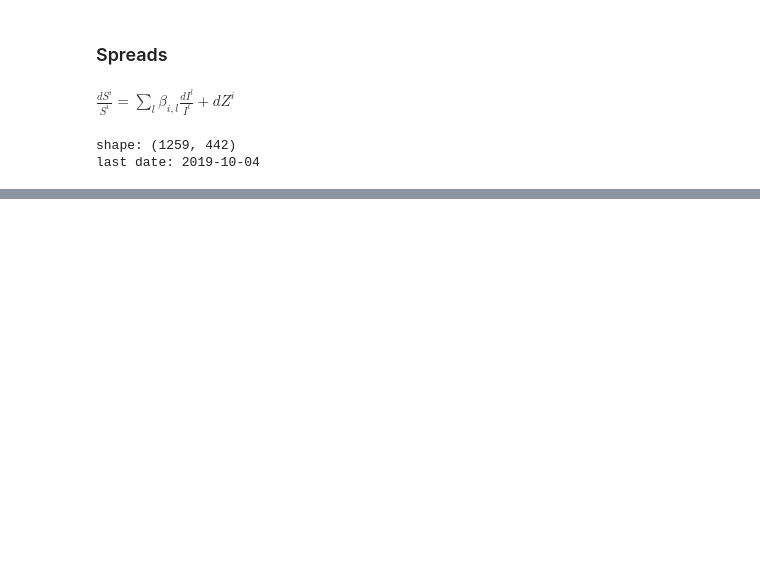
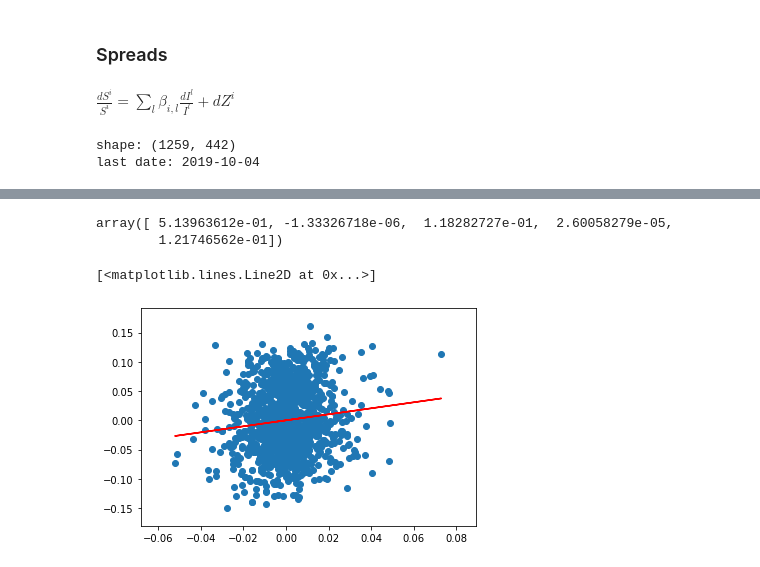
Before and after one commit to zm922/sum19, a Jupyter notebook: data_create.ipynb, the cells around one changed output, grey strips where cells are left out. Cells and saved outputs as stored; diff of their text form; code cells hidden in the pictures; blank space fills up the shorter version.

```diff
--- a/data_create.ipynb
+++ b/data_create.ipynb
@@ -143,5 +135,6 @@ for i in range(df_residuals.shape[1]):
     df_df.iloc[i,1] = result[1]
     df_df.iloc[i,2] = result[2]
 # %%
-# check for significance at 5%
-np.where(df_df.iloc[:,1] > .05)
+# check for significance at 5% level - remove residual times series that don't pass test
+drop_arr = np.where(df_df.iloc[:,1] > .05)
+df_residuals = df_residuals.drop(df_residuals.columns.values[drop_arr[0]], axis=1)
@@ -186,0 +173,5 @@ df_df
+# %%
+# compute speed of mean reversion
+df_residuals_lag = pd.DataFrame(np.roll(df_residuals,-1,axis=0)).drop(index=0,axis=0)
+# %%
+df_residuals_diff = df_residuals.diff().drop(index=0,axis=0)
@@ -186,0 +188,16 @@ df_df
+# %%
+# regress diff on to lag
+slope_array = np.zeros((df_residuals_diff.shape[1],5))
+for i in range(df_residuals_diff.shape[1]):
+    slope_array[i] = linregress(df_residuals_diff.iloc[:,i],df_residuals_lag.iloc[:,i])
+# %%
+slope_array[0]
+# %% [output]
+array([ 5.13963612e-01, -1.33326718e-06,  1.18282727e-01,  2.60058279e-05,
+        1.21746562e-01])
+# %%
+plt.scatter(x=df_residuals_diff.iloc[:,0],y=df_residuals_lag.iloc[:,0])
+plt.plot(df_residuals_diff.iloc[:,0], slope_array[0,0] * df_residuals_diff.iloc[:,0] + slope_array[0,1],c='r')
+# %% [output]
+[<matplotlib.lines.Line2D at 0x...>]
+[figure, added]
```
Also changed, not shown: parts of 20 cells of this notebook, 2 other files.
